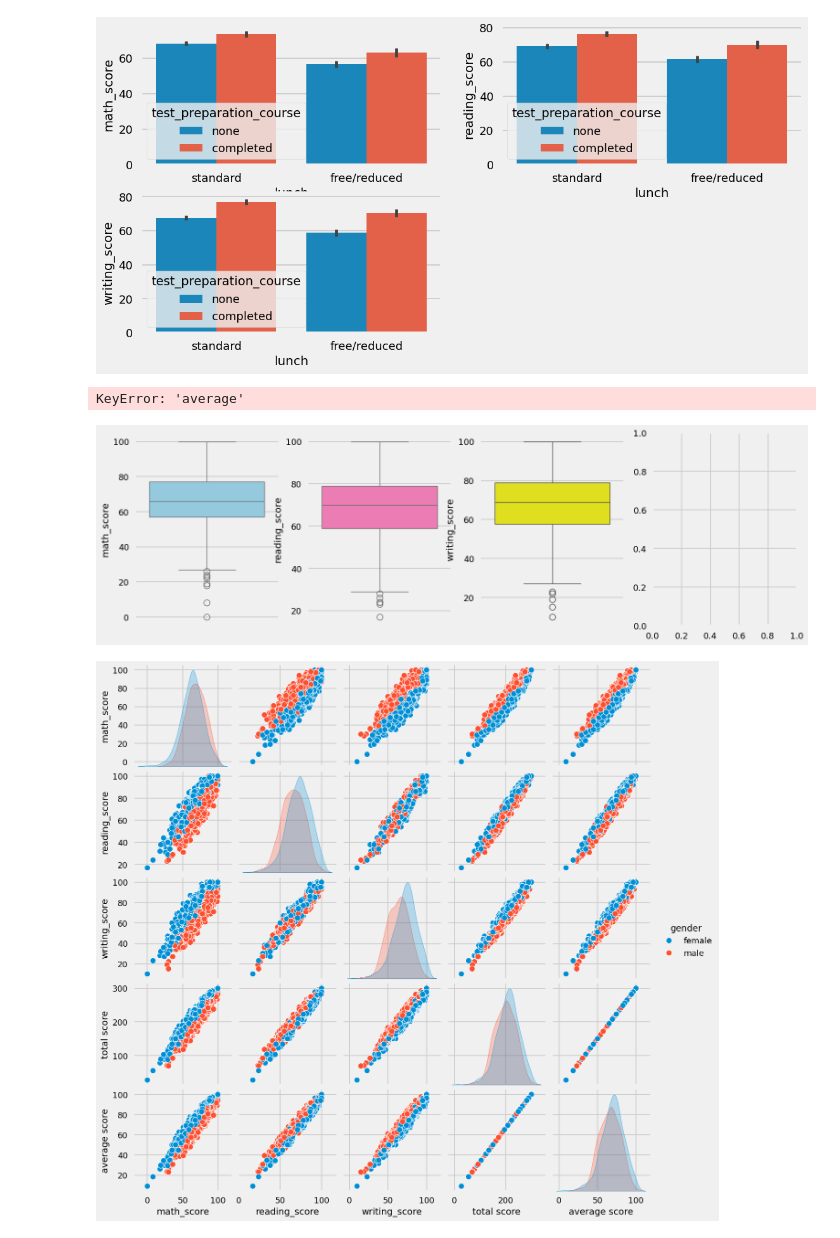
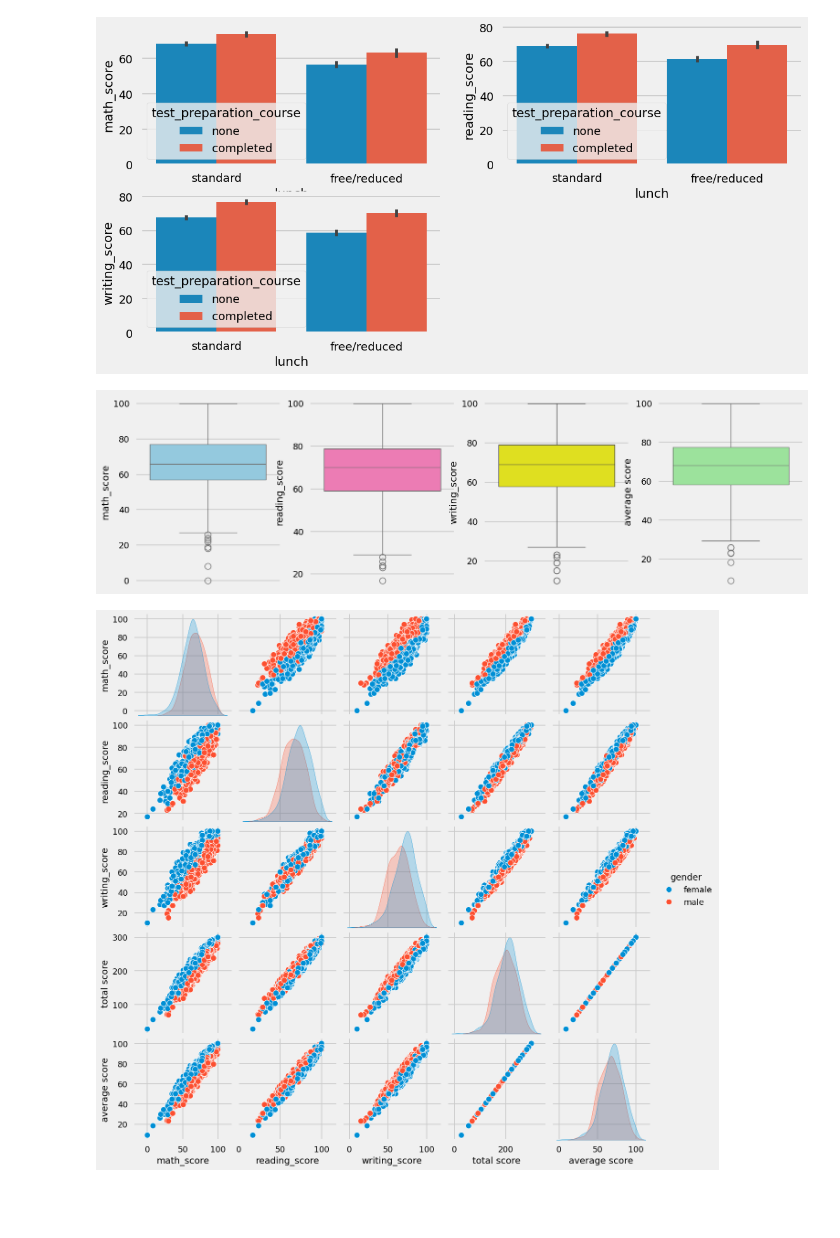
Before and after one commit to Sameermishra123/mlproject, a Jupyter notebook: notebook/EDA STUDENT PERFORMANCE.ipynb, the cells around one changed output. Saved outputs shown, nothing was run; the diff lists cells and outputs as text; code cells hidden in the pictures; blank space fills up the shorter version.

```diff
--- a/notebook/EDA STUDENT PERFORMANCE.ipynb
+++ b/notebook/EDA STUDENT PERFORMANCE.ipynb
@@ -362,17 +362,16 @@ sns.barplot (x=df['lunch'], y=df['writing_score'], hue=df['test_preparation_cour
 # %%
 plt.subplots(1,4,figsize=(16,5))
 plt.subplot(141)
 sns.boxplot(df['math_score'],color='skyblue')
 plt.subplot(142)
 sns.boxplot(df['reading_score'],color='hotpink')
 plt.subplot(143)
 sns.boxplot(df['writing_score'],color='yellow')
 plt.subplot(144)
-sns.boxplot(df['average'],color='lightgreen')
+sns.boxplot(df['average score'],color='lightgreen')
 plt.show()
 # %% [output]
-KeyError: 'average'
-[figure, old version]
+[figure, new version]
 # %%
 sns.pairplot(df,hue = 'gender')
 plt.show()
```
Also changed, not shown: parts of 2 cells of this notebook, 9 other files.
